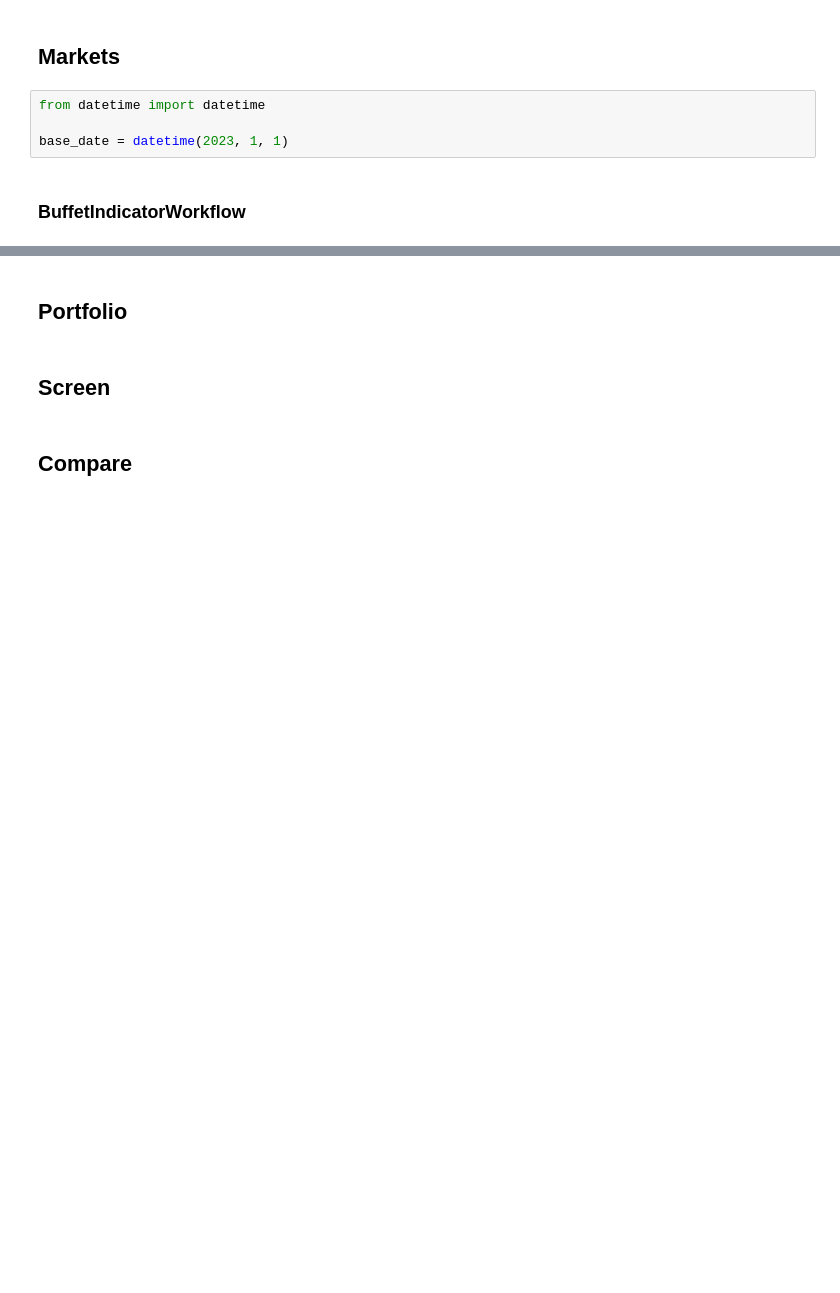
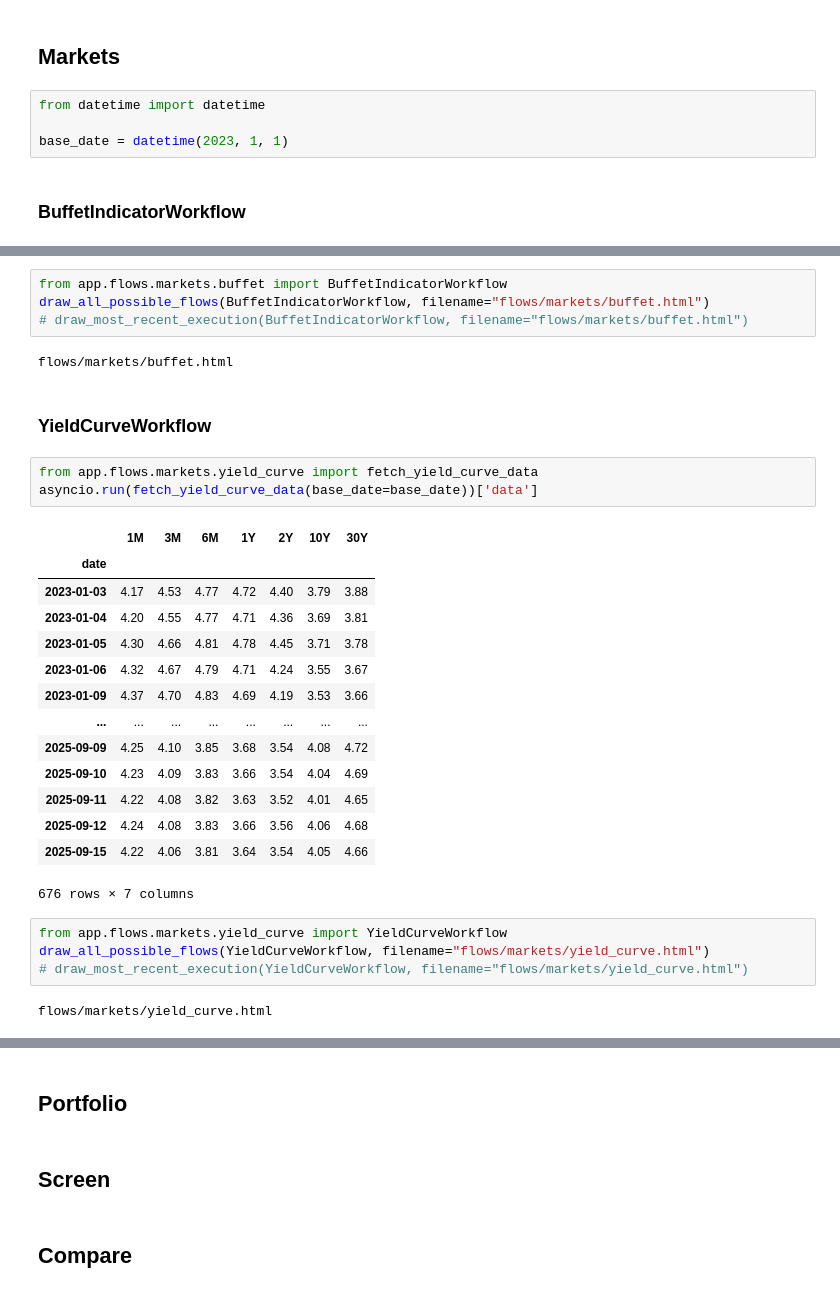
Before and after one commit to jlchereau/finapp, a Jupyter notebook: notebooks/flows.ipynb, the cells around one changed output, grey strips where cells are left out. Cells and saved outputs as stored; diff of their text form; blank space fills up the shorter version.

Commit message:
Divide and reengineer app/flows/markets/* (one flow per file)

```diff
--- a/notebooks/flows.ipynb
+++ b/notebooks/flows.ipynb
@@ -51,0 +56,32 @@ asyncio.run(fetch_buffet_indicator_data(base_date=base_date))['data']
+# %%
+from app.flows.markets.buffet import BuffetIndicatorWorkflow
+draw_all_possible_flows(BuffetIndicatorWorkflow, filename="flows/markets/buffet.html")
+# draw_most_recent_execution(BuffetIndicatorWorkflow, filename="flows/markets/buffet.html")
+# %% [output]
+flows/markets/buffet.html
+# %% [markdown]
+### YieldCurveWorkflow
+# %%
+from app.flows.markets.yield_curve import fetch_yield_curve_data
+asyncio.run(fetch_yield_curve_data(base_date=base_date))['data']
+# %% [output]
+|  | 1M | 3M | 6M | 1Y | 2Y | 10Y | 30Y |
+| date |  |  |  |  |  |  |  |
+| 2023-01-03 | 4.17 | 4.53 | 4.77 | 4.72 | 4.40 | 3.79 | 3.88 |
+| 2023-01-04 | 4.20 | 4.55 | 4.77 | 4.71 | 4.36 | 3.69 | 3.81 |
+| 2023-01-05 | 4.30 | 4.66 | 4.81 | 4.78 | 4.45 | 3.71 | 3.78 |
+| 2023-01-06 | 4.32 | 4.67 | 4.79 | 4.71 | 4.24 | 3.55 | 3.67 |
+| 2023-01-09 | 4.37 | 4.70 | 4.83 | 4.69 | 4.19 | 3.53 | 3.66 |
+| ... | ... | ... | ... | ... | ... | ... | ... |
+| 2025-09-09 | 4.25 | 4.10 | 3.85 | 3.68 | 3.54 | 4.08 | 4.72 |
+| 2025-09-10 | 4.23 | 4.09 | 3.83 | 3.66 | 3.54 | 4.04 | 4.69 |
+| 2025-09-11 | 4.22 | 4.08 | 3.82 | 3.63 | 3.52 | 4.01 | 4.65 |
+| 2025-09-12 | 4.24 | 4.08 | 3.83 | 3.66 | 3.56 | 4.06 | 4.68 |
+| 2025-09-15 | 4.22 | 4.06 | 3.81 | 3.64 | 3.54 | 4.05 | 4.66 |
+676 rows × 7 columns
+# %%
+from app.flows.markets.yield_curve import YieldCurveWorkflow
+draw_all_possible_flows(YieldCurveWorkflow, filename="flows/markets/yield_curve.html")
+# draw_most_recent_execution(YieldCurveWorkflow, filename="flows/markets/yield_curve.html")
+# %% [output]
+flows/markets/yield_curve.html
```
Also changed, not shown: parts of 5 cells of this notebook, 53 other files.
